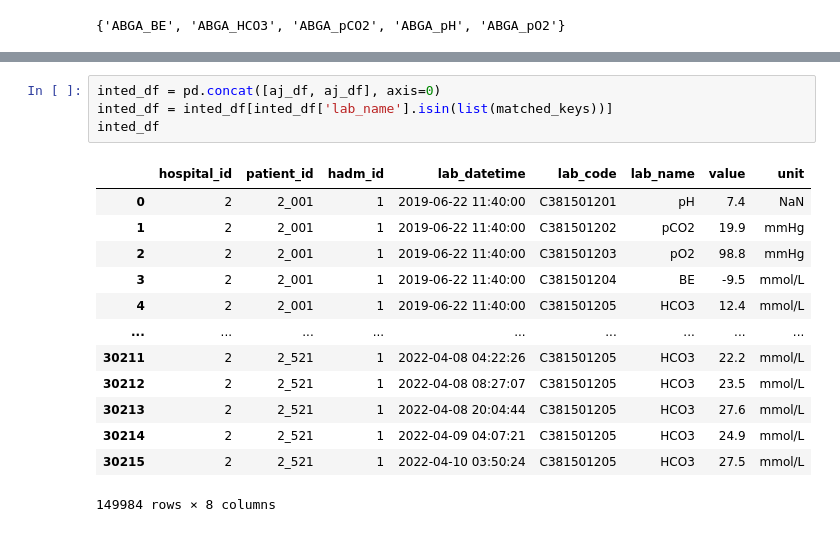
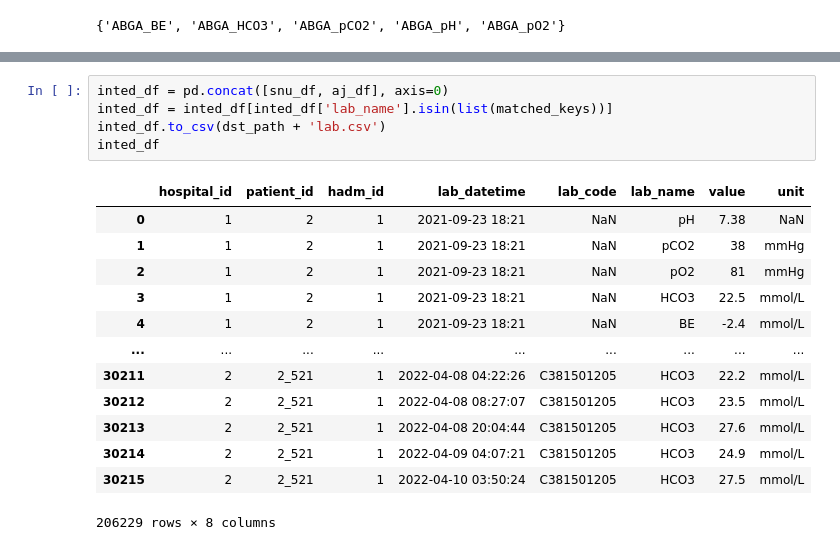
Before and after one commit to skjangbudon/nia_vent_weaning, a Jupyter notebook: notebook/data_preprocess_1103.ipynb, the cells around one changed output, grey strips where cells are left out. Cells and saved outputs as stored; diff of their text form.

```diff
--- a/notebook/data_preprocess_1103.ipynb
+++ b/notebook/data_preprocess_1103.ipynb
@@ -461,20 +476,21 @@ SNU item keys:  5
 ***** Matched keys *****
 {'BE', 'HCO3', 'pCO2', 'pH', 'pO2'}
 # %%
-inted_df = pd.concat([aj_df, aj_df], axis=0)
+inted_df = pd.concat([snu_df, aj_df], axis=0)
 inted_df = inted_df[inted_df['lab_name'].isin(list(matched_keys))]
+inted_df.to_csv(dst_path + 'lab.csv')
 inted_df
 # %% [output]
 |  | hospital_id | patient_id | hadm_id | lab_datetime | lab_code | lab_name | value | unit |
-| 0 | 2 | 2_001 | 1 | 2019-06-22 11:40:00 | C381501201 | pH | 7.4 | NaN |
-| 1 | 2 | 2_001 | 1 | 2019-06-22 11:40:00 | C381501202 | pCO2 | 19.9 | mmHg |
-| 2 | 2 | 2_001 | 1 | 2019-06-22 11:40:00 | C381501203 | pO2 | 98.8 | mmHg |
-| 3 | 2 | 2_001 | 1 | 2019-06-22 11:40:00 | C381501204 | BE | -9.5 | mmol/L |
-| 4 | 2 | 2_001 | 1 | 2019-06-22 11:40:00 | C381501205 | HCO3 | 12.4 | mmol/L |
+| 0 | 1 | 2 | 1 | 2021-09-23 18:21 | NaN | pH | 7.38 | NaN |
+| 1 | 1 | 2 | 1 | 2021-09-23 18:21 | NaN | pCO2 | 38 | mmHg |
+| 2 | 1 | 2 | 1 | 2021-09-23 18:21 | NaN | pO2 | 81 | mmHg |
+| 3 | 1 | 2 | 1 | 2021-09-23 18:21 | NaN | HCO3 | 22.5 | mmol/L |
+| 4 | 1 | 2 | 1 | 2021-09-23 18:21 | NaN | BE | -2.4 | mmol/L |
 | ... | ... | ... | ... | ... | ... | ... | ... | ... |
 | 30211 | 2 | 2_521 | 1 | 2022-04-08 04:22:26 | C381501205 | HCO3 | 22.2 | mmol/L |
 | 30212 | 2 | 2_521 | 1 | 2022-04-08 08:27:07 | C381501205 | HCO3 | 23.5 | mmol/L |
 | 30213 | 2 | 2_521 | 1 | 2022-04-08 20:04:44 | C381501205 | HCO3 | 27.6 | mmol/L |
 | 30214 | 2 | 2_521 | 1 | 2022-04-09 04:07:21 | C381501205 | HCO3 | 24.9 | mmol/L |
 | 30215 | 2 | 2_521 | 1 | 2022-04-10 03:50:24 | C381501205 | HCO3 | 27.5 | mmol/L |
-149984 rows × 8 columns
+206229 rows × 8 columns
```
Also changed, not shown: parts of 30 cells of this notebook, 3 other files.
